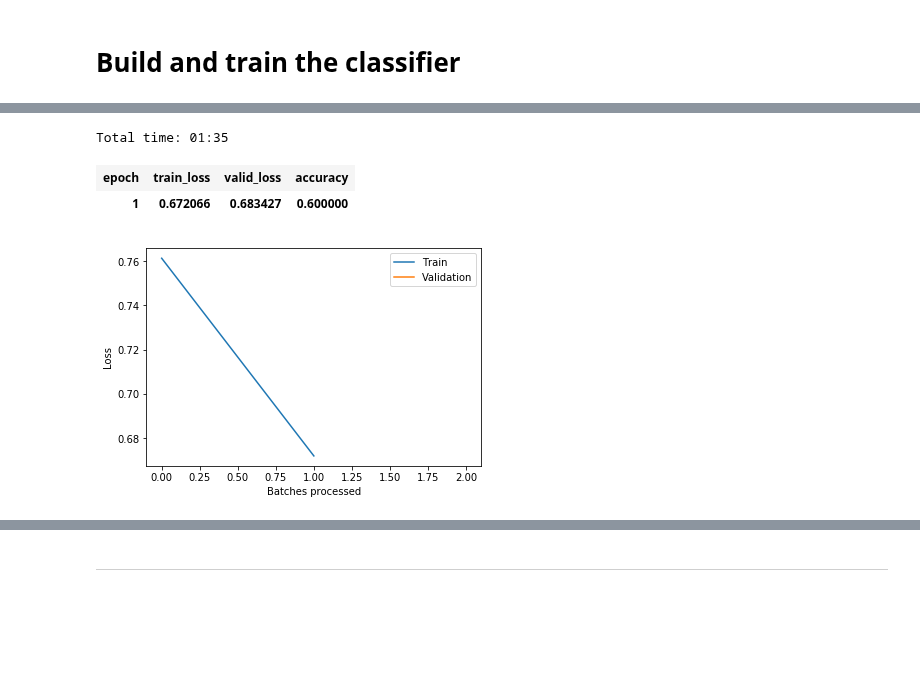
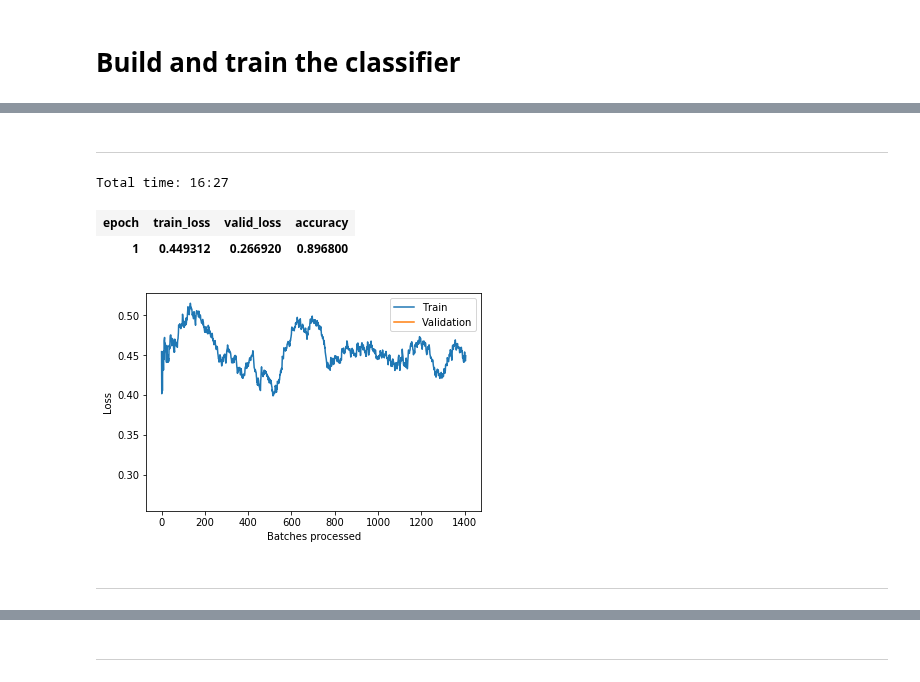
Before and after one commit to nrasch/Portfolio, a Jupyter notebook: Machine-Learning/Python/04-Classic-Datasets/NLP-FastAI-v2.ipynb, the cells around one changed output, grey strips where cells are left out. Saved outputs shown, nothing was run; the diff lists cells and outputs as text; code cells hidden in the pictures; blank space fills up the shorter version.

Commit message:
First finished run of the IMDb using fast... score 0.91552

```diff
--- a/Machine-Learning/Python/04-Classic-Datasets/NLP-FastAI-v2.ipynb
+++ b/Machine-Learning/Python/04-Classic-Datasets/NLP-FastAI-v2.ipynb
@@ -267,12 +267,17 @@ learn.recorder.plot_losses()
+# %% [markdown]
+---
 # %%
 learn.freeze_to(-2)
 learn.fit_one_cycle(1, slice(5e-3/2., 5e-3))
 learn.recorder.plot_losses()
+learn.save('imdb_train_clas')
 # %% [output]
-Total time: 01:35
+Total time: 16:27
 | epoch | train_loss | valid_loss | accuracy |
-| 1 | 0.672066 | 0.683427 | 0.600000 |
+| 1 | 0.449312 | 0.266920 | 0.896800 |
-[figure, old version]
+[figure, new version]
+# %% [markdown]
+---
 # %%
 learn.unfreeze()
 learn.fit_one_cycle(5, slice(2e-3/100, 2e-3))
```
Also changed, not shown: parts of 21 cells of this notebook, 1 other file.
